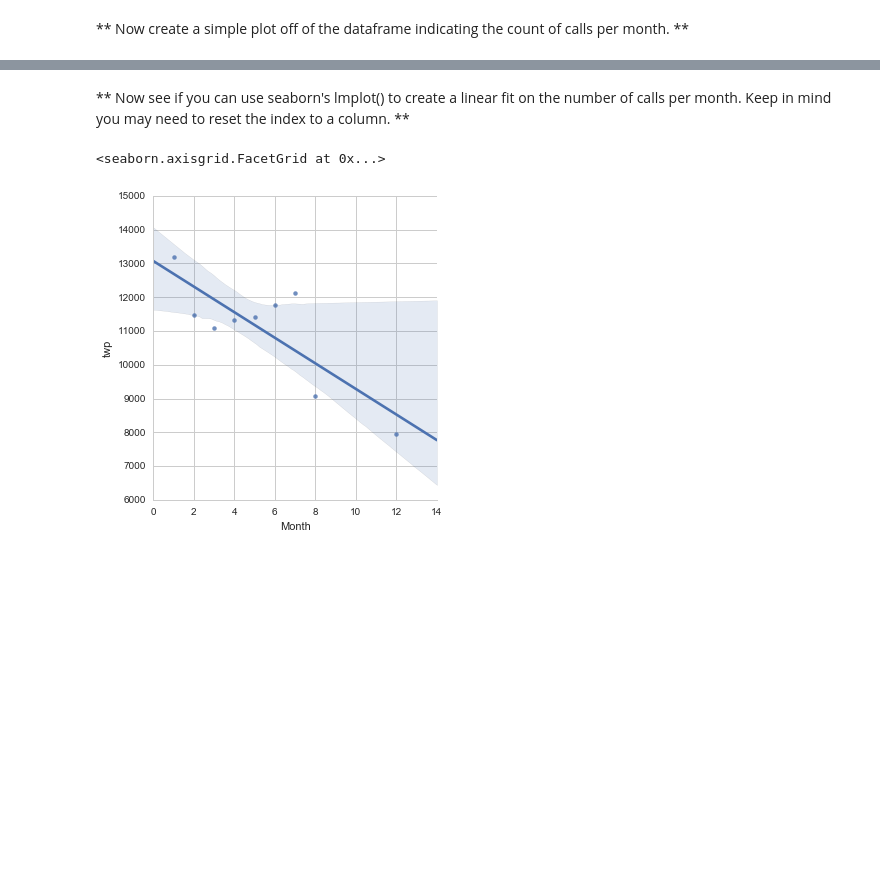
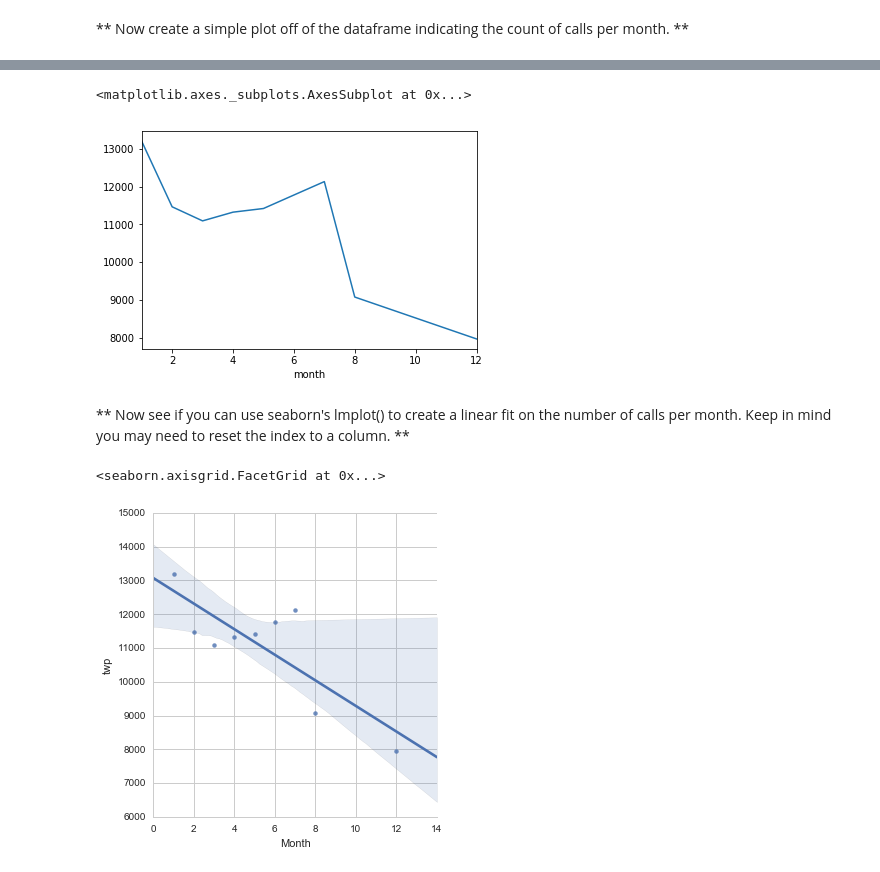
Before and after one commit to imsakshi/Data-Analytics----13-May-2020, a Jupyter notebook: 01-911 Calls Data Capstone Project.ipynb, the cells around one changed output, grey strips where cells are left out. Cells and saved outputs as stored; diff of their text form; code cells hidden in the pictures; blank space fills up the shorter version.

```diff
--- a/01-911 Calls Data Capstone Project.ipynb
+++ b/01-911 Calls Data Capstone Project.ipynb
@@ -161,0 +239,2 @@ _____
+# %%
+bymonth = df.groupby("month").count()
@@ -168,3 +257,8 @@ _____
+# %%
+bymonth["twp"].plot()
+# %% [output]
+<matplotlib.axes._subplots.AxesSubplot at 0x...>
+[figure, added]
 # %% [markdown]
 ** Now see if you can use seaborn's lmplot() to create a linear fit on the number of calls per month. Keep in mind you may need to reset the index to a column. **
 # %%
```
Also changed, not shown: parts of 49 cells of this notebook, 2 other files.
